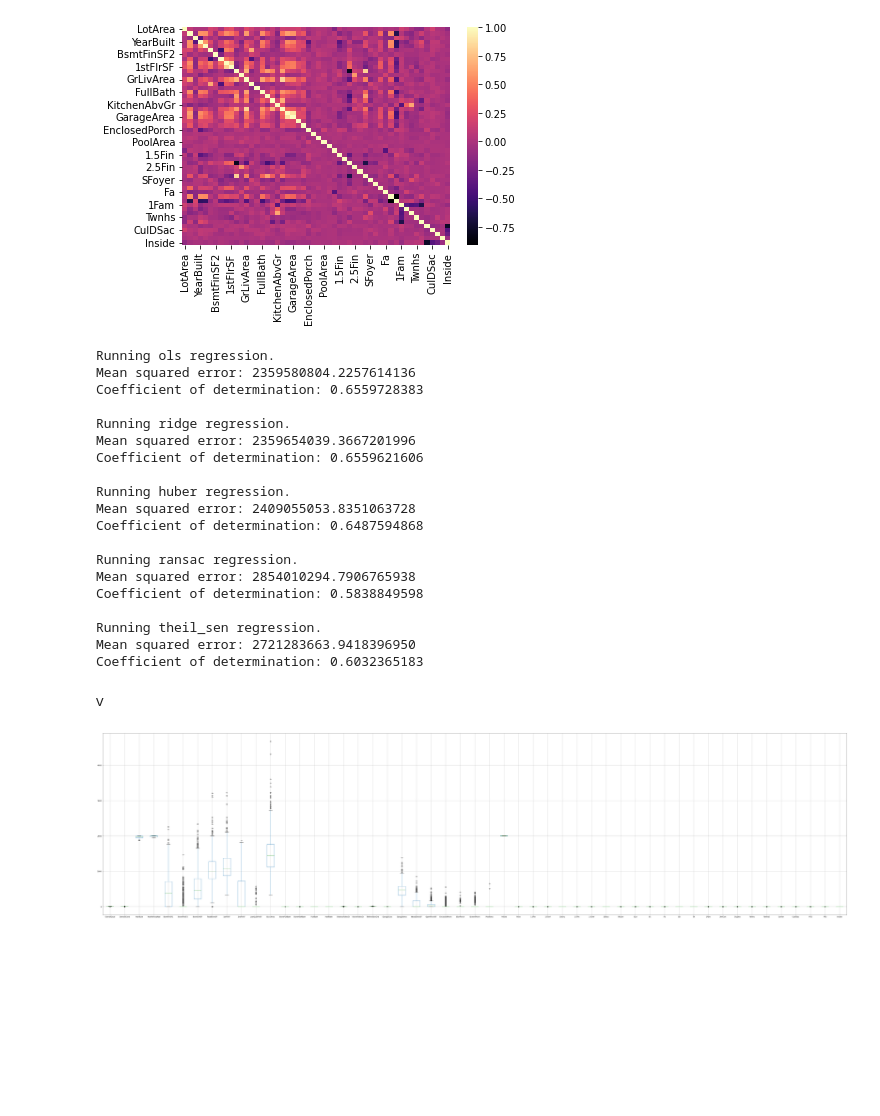
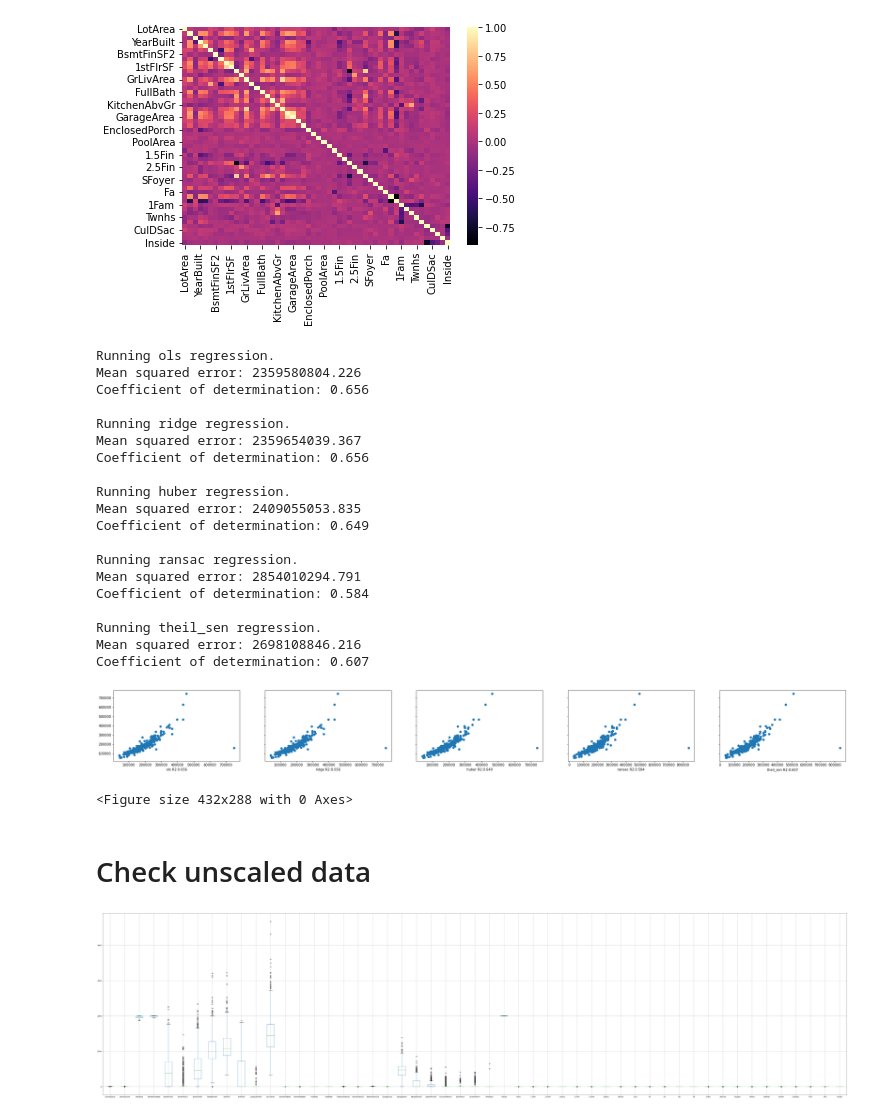
Before and after one commit to hifrickenfive/UniAdelaideAIML, a Jupyter notebook: assignment2/scratch.ipynb, the cells around one changed output. Saved outputs shown, nothing was run; the diff lists cells and outputs as text; code cells hidden in the pictures; blank space fills up the shorter version.

```diff
--- a/assignment2/scratch.ipynb
+++ b/assignment2/scratch.ipynb
@@ -367,27 +396,30 @@ sb.heatmap(X_train_subset.corr(), cmap = 'magma')
 <AxesSubplot:>
 [figure]
 # %%
-run_lin_regression(X_train_subset, y_train, X_test_subset, y_test)
+result = run_lin_regression(X_train_subset, y_train, X_test_subset, y_test)
+plot_predictions(result, y_test, data_in='dropped_unscaled')
 # %% [output]
 Running ols regression.
-Mean squared error: 2359580804.2257614136
-Coefficient of determination: 0.6559728383
+Mean squared error: 2359580804.226
+Coefficient of determination: 0.656
 
 Running ridge regression.
-Mean squared error: 2359654039.3667201996
-Coefficient of determination: 0.6559621606
+Mean squared error: 2359654039.367
+Coefficient of determination: 0.656
 
 Running huber regression.
-Mean squared error: 2409055053.8351063728
-Coefficient of determination: 0.6487594868
+Mean squared error: 2409055053.835
+Coefficient of determination: 0.649
 
 Running ransac regression.
-Mean squared error: 2854010294.7906765938
-Coefficient of determination: 0.5838849598
+Mean squared error: 2854010294.791
+Coefficient of determination: 0.584
 
 Running theil_sen regression.
-Mean squared error: 2721283663.9418396950
-Coefficient of determination: 0.6032365183
+Mean squared error: 2698108846.216
+Coefficient of determination: 0.607
+[figure, added]
+<Figure size 432x288 with 0 Axes>
-# %% [markdown]
-v
+# %% [markdown]
+# Check unscaled data
 # %%
```
Also changed, not shown: parts of 26 cells of this notebook, 12 other files.
